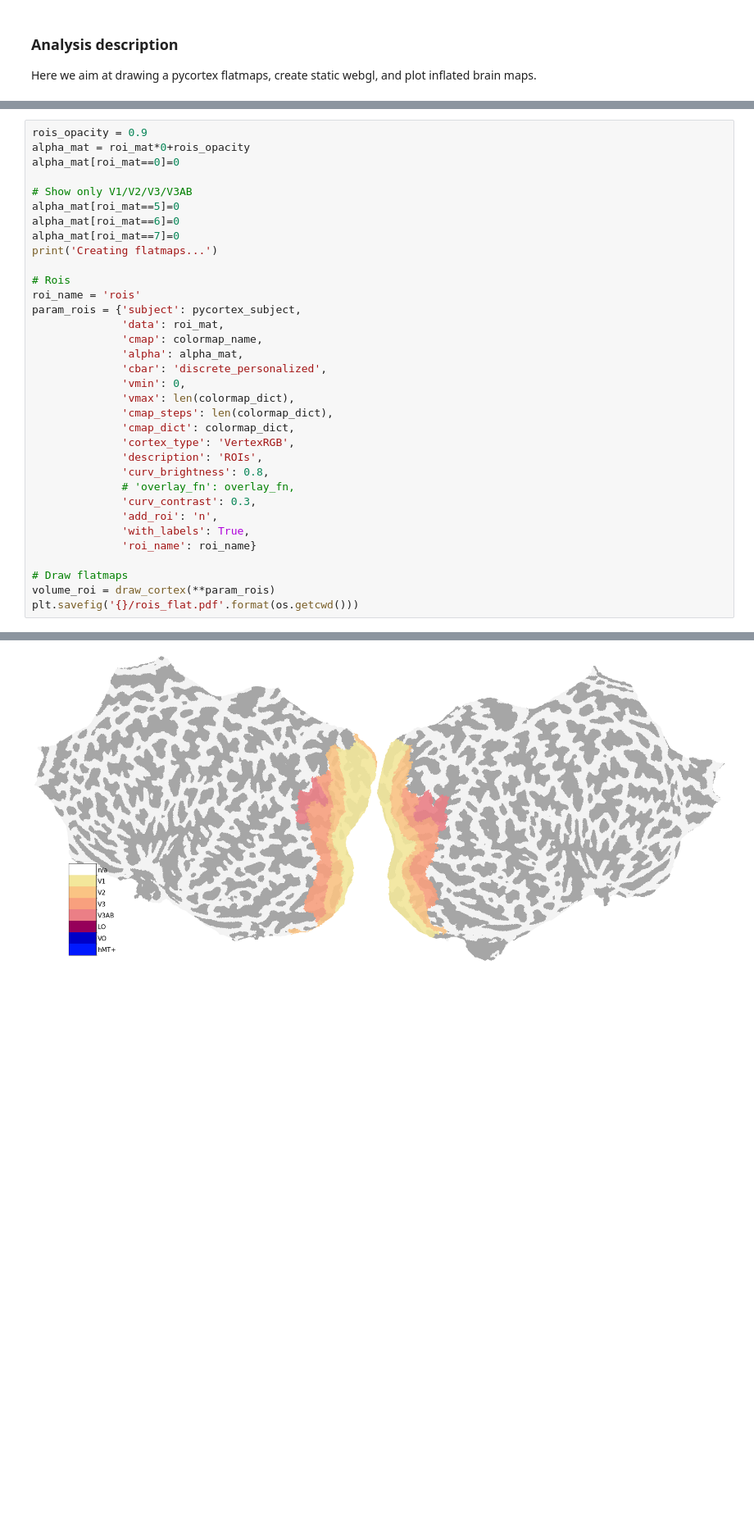
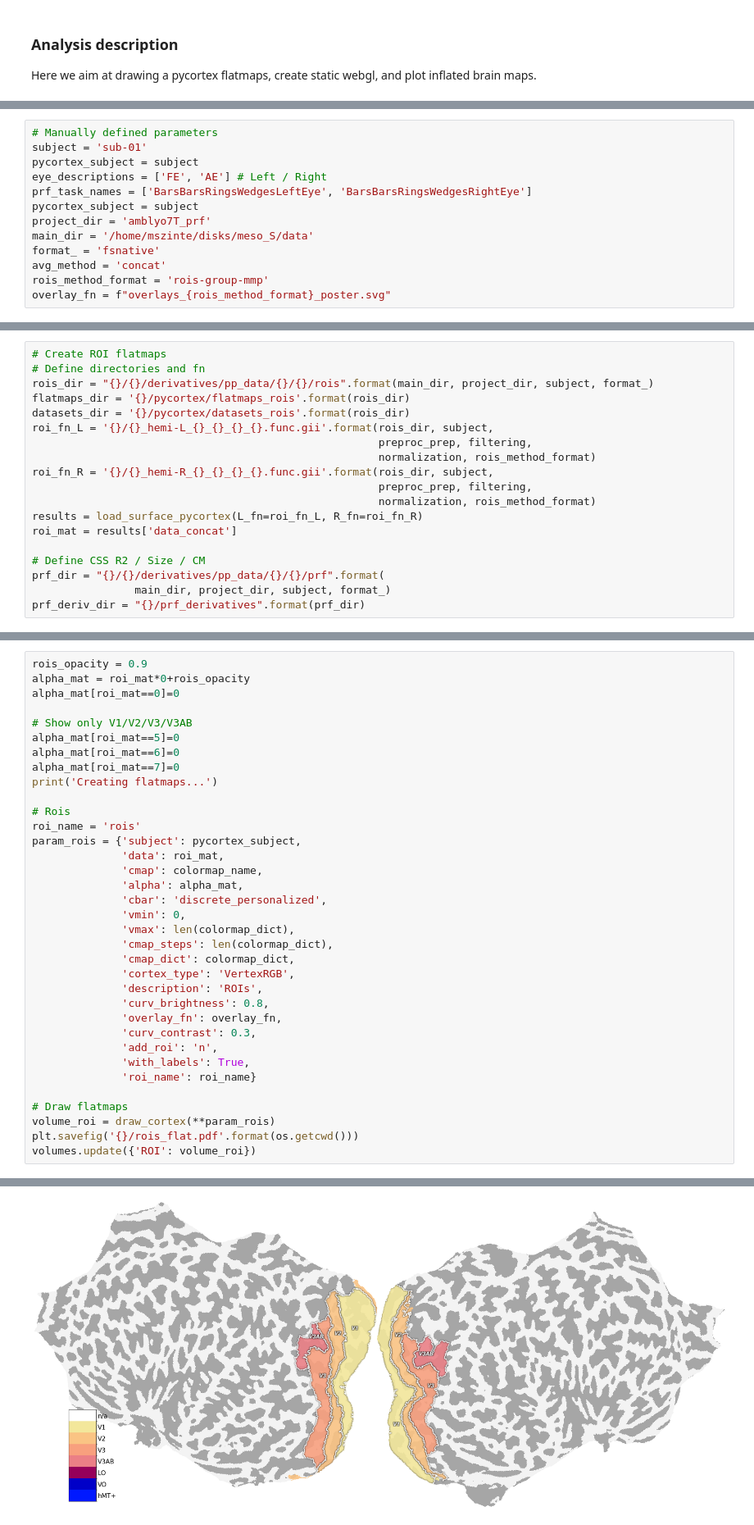
Before and after one commit to mszinte/pRF_analysis, a Jupyter notebook: amblyo7T_prf/postproc/prf/postfit/dev/pycortex.ipynb, the cells around one changed output, grey strips where cells are left out. Shown at 82% size. Saved outputs shown, nothing was run; the diff lists cells and outputs as text; blank space fills up the shorter version.

```diff
--- a/amblyo7T_prf/postproc/prf/postfit/dev/pycortex.ipynb
+++ b/amblyo7T_prf/postproc/prf/postfit/dev/pycortex.ipynb
@@ -81,0 +25,13 @@ roi_mat = results['data_concat']
+# %%
+# Manually defined parameters
+subject = 'sub-01'
+pycortex_subject = subject
+eye_descriptions = ['FE', 'AE'] # Left / Right
+prf_task_names = ['BarsBarsRingsWedgesLeftEye', 'BarsBarsRingsWedgesRightEye']
+pycortex_subject = subject
+project_dir = 'amblyo7T_prf'
+main_dir = '/home/mszinte/disks/meso_S/data'
+format_ = 'fsnative'
+avg_method = 'concat'
+rois_method_format = 'rois-group-mmp'
+overlay_fn = f"overlays_{rois_method_format}_poster.svg"
@@ -81,0 +87,19 @@ roi_mat = results['data_concat']
+# %%
+# Create ROI flatmaps
+# Define directories and fn
+rois_dir = "{}/{}/derivatives/pp_data/{}/{}/rois".format(main_dir, project_dir, subject, format_)
+flatmaps_dir = '{}/pycortex/flatmaps_rois'.format(rois_dir)
+datasets_dir = '{}/pycortex/datasets_rois'.format(rois_dir)
+roi_fn_L = '{}/{}_hemi-L_{}_{}_{}_{}.func.gii'.format(rois_dir, subject,
+                                                      preproc_prep, filtering,
+                                                      normalization, rois_method_format)
+roi_fn_R = '{}/{}_hemi-R_{}_{}_{}_{}.func.gii'.format(rois_dir, subject,
+                                                      preproc_prep, filtering,
+                                                      normalization, rois_method_format)
+results = load_surface_pycortex(L_fn=roi_fn_L, R_fn=roi_fn_R)
+roi_mat = results['data_concat']
+
+# Define CSS R2 / Size / CM
+prf_dir = "{}/{}/derivatives/pp_data/{}/{}/prf".format(
+                main_dir, project_dir, subject, format_)
+prf_deriv_dir = "{}/prf_derivatives".format(prf_dir)
@@ -104,7 +296,7 @@ param_rois = {'subject': pycortex_subject,
               'cortex_type': 'VertexRGB',
               'description': 'ROIs',
               'curv_brightness': 0.8,
-              # 'overlay_fn': overlay_fn,
+              'overlay_fn': overlay_fn,
               'curv_contrast': 0.3,
               'add_roi': 'n',
               'with_labels': True,
@@ -113,5 +305,6 @@ param_rois = {'subject': pycortex_subject,
 # Draw flatmaps
 volume_roi = draw_cortex(**param_rois)
 plt.savefig('{}/rois_flat.pdf'.format(os.getcwd()))
+volumes.update({'ROI': volume_roi})
 # %% [output]
 Creating flatmaps...
@@ -126,3 +318,3 @@ Failed to get connection
 Background RRGGBBAA: ffffff00
 Area 0:0:2316.19:1024 exported to 2316 x 1024 pixels (96 dpi)
-[figure, old version]
+[figure, new version]
```
Also changed, not shown: parts of 17 cells of this notebook, 3 other files.
